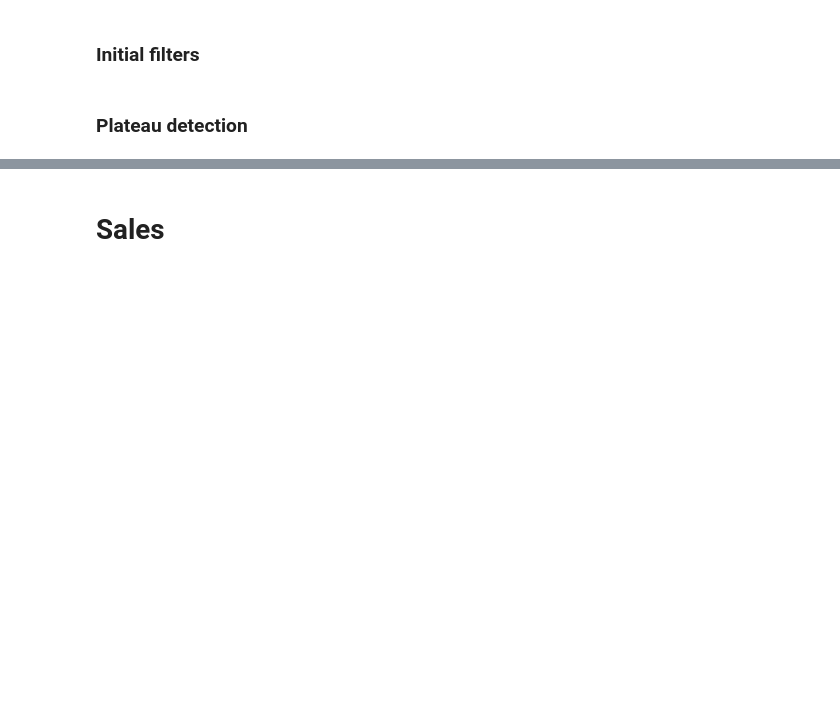
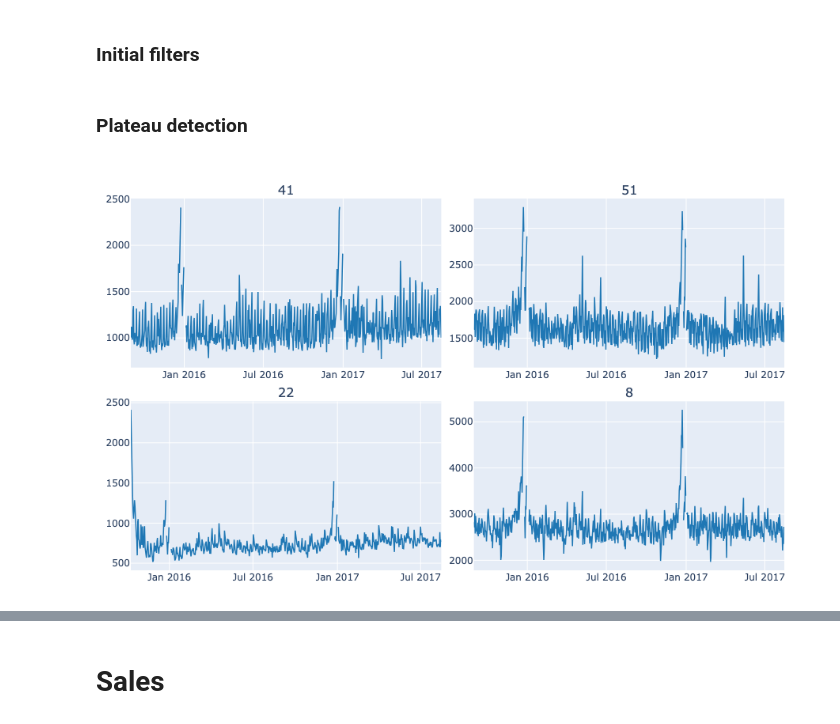
Before and after one commit to irressaf/ts-enterprise, a Jupyter notebook: notebooks/processing.ipynb, the cells around one changed output, grey strips where cells are left out. Drawn from its saved outputs; the diff is of its cells as text; code cells hidden in the pictures; blank space fills up the shorter version.

```diff
--- a/notebooks/processing.ipynb
+++ b/notebooks/processing.ipynb
@@ -162,12 +166,14 @@ transactions = processing.drop_trailing_zero_window_series(transactions)
 # %%
 # Defining a temporal inactivity expressed as a plateau - zero values sequence with
 # a specific length
 seriesPlot(
     data=transactions,
-    n_series=10,
+    n_series=4,
     w=2 * config.SEASONAL_PERIOD,  # type: ignore
     pld=True,
     seed=12,
 )
+# %% [output]
+[figure, added]
 # %%
 # Leave only data which follows the last plateau if any defined
```
Also changed, not shown: parts of 6 cells of this notebook, 1 other file.
